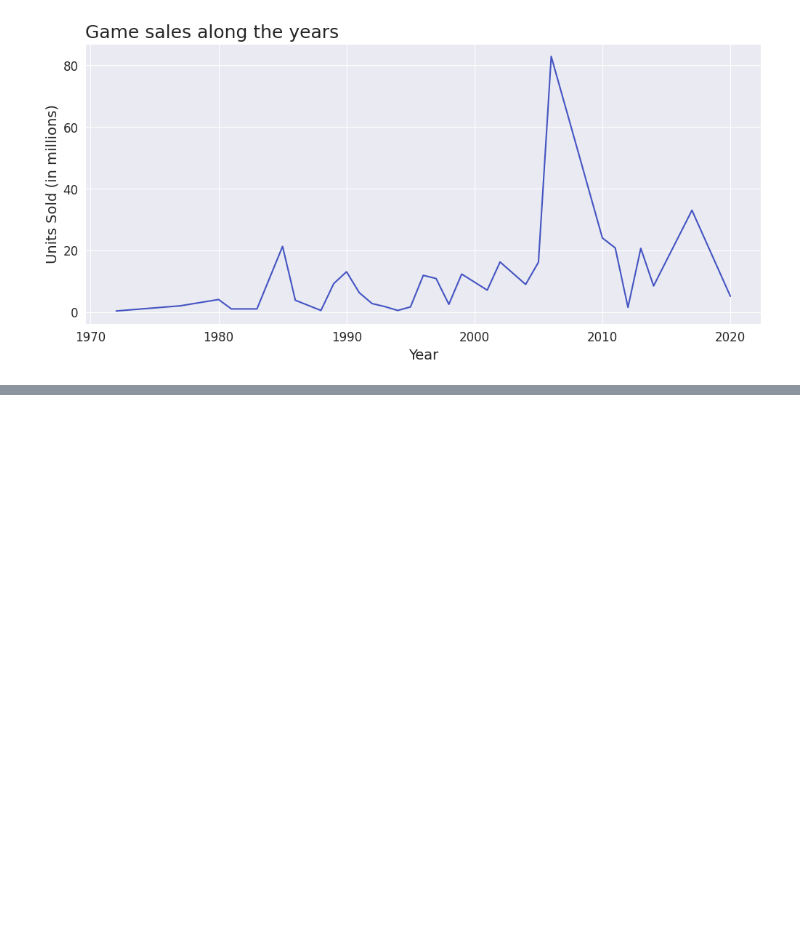
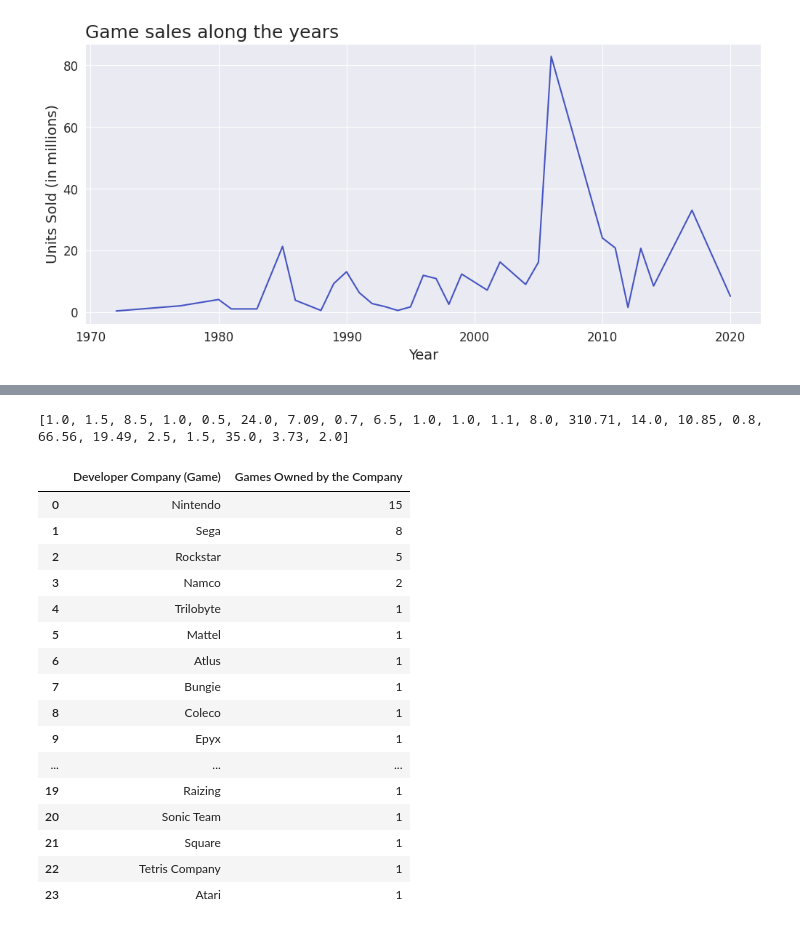
Before and after one commit to danieldorta/Best-Selling-Consoles-and-Their-Best-Selling-Games, a Jupyter notebook: Best selling Games by Console Analysis.ipynb, the cells around one changed output, grey strips where cells are left out. Cells and saved outputs as stored; diff of their text form; code cells hidden in the pictures; blank space fills up the shorter version.

```diff
--- a/Best selling Games by Console Analysis.ipynb
+++ b/Best selling Games by Console Analysis.ipynb
@@ -469,0 +514,27 @@ games = games[['Console', 'Company', 'Most Sold Game','Developer Company (Game)'
+# %%
+print(company_sales.tolist())
+# %% [output]
+[1.0, 1.5, 8.5, 1.0, 0.5, 24.0, 7.09, 0.7, 6.5, 1.0, 1.0, 1.1, 8.0, 310.71, 14.0, 10.85, 0.8, 66.56, 19.49, 2.5, 1.5, 35.0, 3.73, 2.0]
+# %%
+# How many games each company developed
+company_and_their_games = games['Developer Company (Game)'].value_counts().sort_index(ascending=False).sort_values(ascending=False).to_frame().reset_index()
+company_and_their_games.rename(columns = {'count': 'Games Owned by the Company'}, inplace=True)
+company_and_their_games
+# %% [output]
+|  | Developer Company (Game) | Games Owned by the Company |
+| 0 | Nintendo | 15 |
+| 1 | Sega | 8 |
+| 2 | Rockstar | 5 |
+| 3 | Namco | 2 |
+| 4 | Trilobyte | 1 |
+| 5 | Mattel | 1 |
+| 6 | Atlus | 1 |
+| 7 | Bungie | 1 |
+| 8 | Coleco | 1 |
+| 9 | Epyx | 1 |
+| ... | ... | ... |
+| 19 | Raizing | 1 |
+| 20 | Sonic Team | 1 |
+| 21 | Square | 1 |
+| 22 | Tetris Company | 1 |
+| 23 | Atari | 1 |
```
Also changed, not shown: parts of 4 cells of this notebook.
